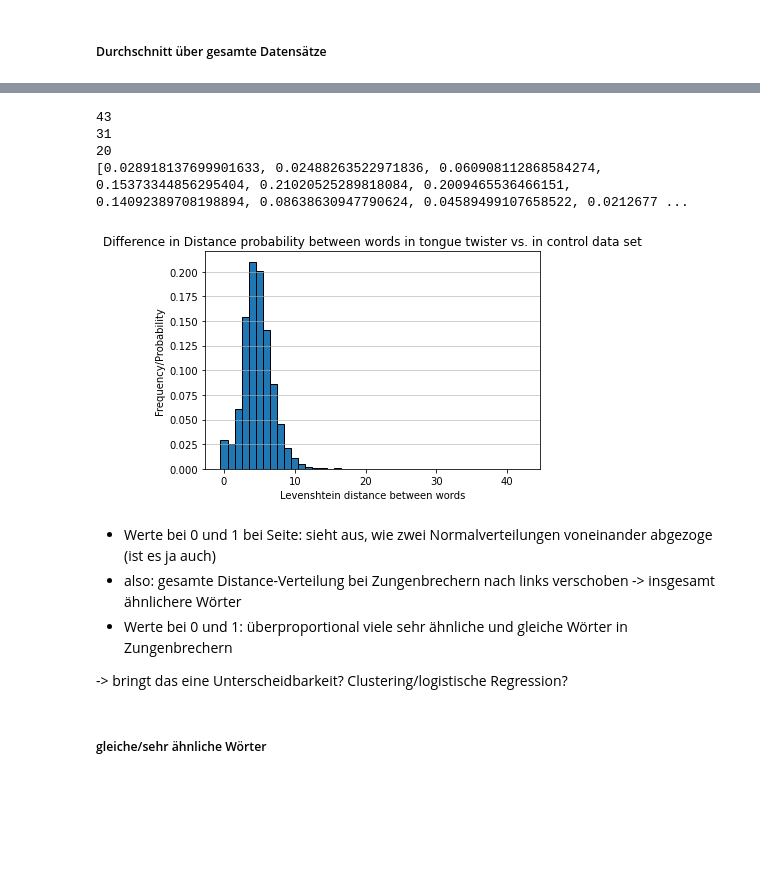
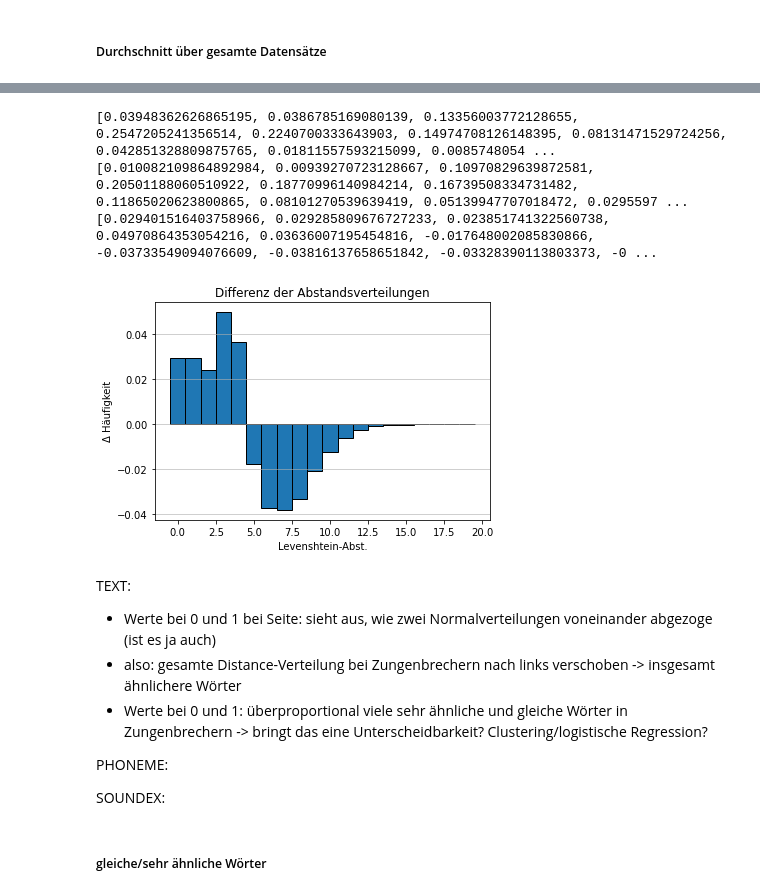
Before and after one commit to albertokoeselmunoz/tongue_twisters, a Jupyter notebook: distances.ipynb, the cells around one changed output, grey strips where cells are left out. Saved outputs shown, nothing was run; the diff lists cells and outputs as text; code cells hidden in the pictures; blank space fills up the shorter version.

```diff
--- a/distances.ipynb
+++ b/distances.ipynb
@@ -277,0 +291,7 @@ tt_sum_hist_soundex = list(map(lambda x: x/tt.shape[0], tt_sum_hist_soundex))
+# %%
+print(tt_sum_hist)
+
+# kummulierte Histogrammwerte normalisieren
+norm_tt_sum_hist = list(map(lambda x: x/tt.shape[0], tt_sum_hist))
+norm_tt_sum_hist_phonemes = list(map(lambda x: x/tt.shape[0], tt_sum_hist_phonemes))
+norm_tt_sum_hist_soundex = list(map(lambda x: x/tt.shape[0], tt_sum_hist_soundex))
@@ -277,0 +363,7 @@ tt_sum_hist_soundex = list(map(lambda x: x/tt.shape[0], tt_sum_hist_soundex))
+# %%
+# kummulierte Histogrammwerte normalisieren
+
+print(sentence_sum_hist)
+norm_sentence_sum_hist = list(map(lambda x: x/5000, sentence_sum_hist))
+norm_sentence_sum_hist_phonemes = list(map(lambda x: x/5000, sentence_sum_hist_phonemes))
+norm_sentence_sum_hist_soundex = list(map(lambda x: x/5000, sentence_sum_hist_soundex))
@@ -334,9 +377,9 @@ print(sentence_sum_hist)
 ##### Durchschnitt über gesamte Datensätze
 # %%
 # Grafeken für welche Repräsentation? text [0], phoneme [1], soundex [2]
-r = 0
+r = 1
 
-t_sum_list = [tt_sum_hist, tt_sum_hist_phonemes, tt_sum_hist_soundex]
-s_sum_list = [sentence_sum_hist, sentence_sum_hist_phonemes, sentence_sum_hist_soundex]
+t_sum_list = [norm_tt_sum_hist, norm_tt_sum_hist_phonemes, norm_tt_sum_hist_soundex]
+s_sum_list = [norm_sentence_sum_hist, norm_sentence_sum_hist_phonemes, norm_sentence_sum_hist_soundex]
 t_list = [tt_hist, tt_hist_phonemes, tt_hist_soundex]
 s_list = [sentence_hist, sentence_hist_phonemes, sentence_hist_soundex]
@@ -372,36 +423,39 @@ plt.show()
 # %%
-diff_sum_hist = t_sum_list[r].copy()
-if len(t_sum_list[r])>len(s_sum_list[r]): diff_sum_hist += [0]*(1+len(t_sum_list[r])-len(s_sum_list[r]))
-print(len(diff_sum_hist))
-print(len(t_sum_list[r]))
-print(len(s_sum_list[r]))
-for i in range(len(s_sum_list)):
-    diff_sum_hist[i] -= s_sum_list[r][i]
-print(diff_sum_hist)
+print(t_sum_list[r], len(t_sum_list[r]))
+print(s_sum_list[r], len(s_sum_list[r]))
+
+diff_sum_hist = [0]*min(len(s_sum_list[r]), len(t_sum_list[r]), 20)
+# if len(t_sum_list[r])>len(s_sum_list[r]): diff_sum_hist += [0]*(1+len(t_sum_list[r])-len(s_sum_list[r]))
+for i in range(min(len(s_sum_list[r]), len(t_sum_list[r]), 20)):
+    diff_sum_hist[i] = t_sum_list[r][i] - s_sum_list[r][i]
+print(diff_sum_hist, len(diff_sum_hist))
 # %% [output]
-43
-31
-20
-[0.028918137699901633, 0.02488263522971836, 0.060908112868584274, 0.15373344856295404, 0.21020525289818084, 0.2009465536466151, 0.14092389708198894, 0.08638630947790624, 0.04589499107658522, 0.0212677 ...
+[0.03948362626865195, 0.0386785169080139, 0.13356003772128655, 0.2547205241356514, 0.2240700333643903, 0.14974708126148395, 0.08131471529724256, 0.042851328809875765, 0.01811557593215099, 0.0085748054 ...
+[0.010082109864892984, 0.00939270723128667, 0.10970829639872581, 0.20501188060510922, 0.18770996140984214, 0.16739508334731482, 0.11865020623800865, 0.08101270539639419, 0.05139947707018472, 0.0295597 ...
+[0.029401516403758966, 0.029285809676727233, 0.023851741322560738, 0.04970864353054216, 0.03636007195454816, -0.017648002085830866, -0.03733549094076609, -0.03816137658651842, -0.03328390113803373, -0 ...
 # %%
 diff_bin_edges = np.arange(0, len(diff_sum_hist)+1)
 diff_hist_values = np.array(diff_sum_hist)
 
 
 plt.bar(diff_bin_edges[:-1], diff_hist_values, width=np.diff(diff_bin_edges), edgecolor='black')
-plt.title('Difference in Distance probability between words in tongue twister vs. in control data set')
-plt.xlabel('Levenshtein distance between words')
-plt.ylabel('Frequency/Probability')
+plt.title('Differenz der Abstandsverteilungen')
+plt.xlabel('Levenshtein-Abst.')
+plt.ylabel('Δ Häufigkeit')
 plt.grid(axis='y', alpha=0.75)
 plt.show()
 # %% [output]
-[figure, old version]
+[figure, new version]
 # %% [markdown]
+TEXT:
 - Werte bei 0 und 1 bei Seite: sieht aus, wie zwei Normalverteilungen voneinander abgezoge (ist es ja auch)
 - also: gesamte Distance-Verteilung bei Zungenbrechern nach links verschoben -> insgesamt ähnlichere Wörter
 - Werte bei 0 und 1: überproportional viele sehr ähnliche und gleiche Wörter in Zungenbrechern
+-> bringt das eine Unterscheidbarkeit? Clustering/logistische Regression?
 
--> bringt das eine Unterscheidbarkeit? Clustering/logistische Regression?
+PHONEME:
+
+SOUNDEX:
 # %% [markdown]
 ##### gleiche/sehr ähnliche Wörter
 # %%
```
Also changed, not shown: parts of 16 cells of this notebook.
